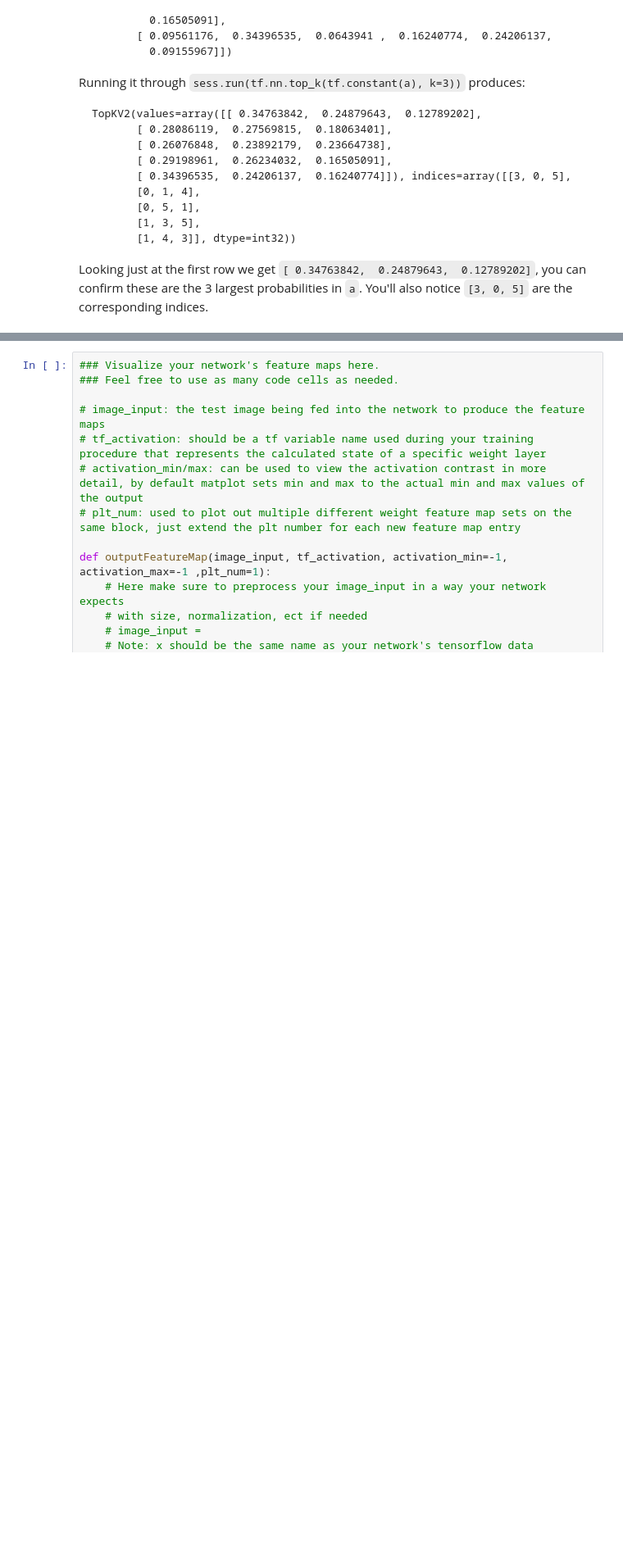
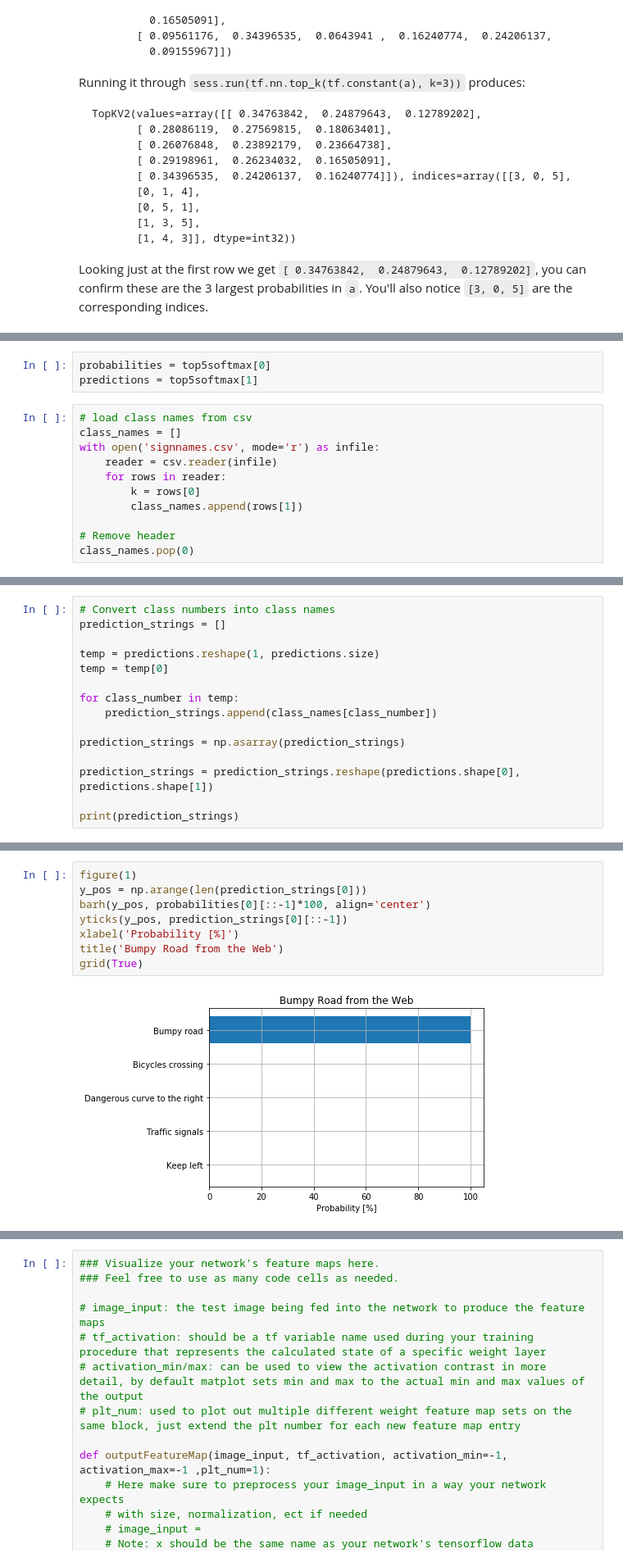
Before and after one commit to jaxanc/CarND-Traffic-Sign-Classifier-Project, a Jupyter notebook: Traffic_Sign_Classifier.ipynb, the cells around one changed output, grey strips where cells are left out. Shown at 82% size. Drawn from its saved outputs; the diff is of its cells as text; blank space fills up the shorter version.

```diff
--- a/Traffic_Sign_Classifier.ipynb
+++ b/Traffic_Sign_Classifier.ipynb
@@ -562,0 +585,14 @@ TopKV2(values=array([[  1.00000000e+00,   4.00879538e-11,   2.23628373e-11,
+# %%
+probabilities = top5softmax[0]
+predictions = top5softmax[1]
+# %%
+# load class names from csv
+class_names = []
+with open('signnames.csv', mode='r') as infile:
+    reader = csv.reader(infile)
+    for rows in reader:
+        k = rows[0]
+        class_names.append(rows[1])
+
+# Remove header
+class_names.pop(0)
@@ -562,0 +601,15 @@ TopKV2(values=array([[  1.00000000e+00,   4.00879538e-11,   2.23628373e-11,
+# %%
+# Convert class numbers into class names
+prediction_strings = []
+
+temp = predictions.reshape(1, predictions.size)
+temp = temp[0]
+
+for class_number in temp:
+    prediction_strings.append(class_names[class_number])
+
+prediction_strings = np.asarray(prediction_strings)
+
+prediction_strings = prediction_strings.reshape(predictions.shape[0], predictions.shape[1])
+
+print(prediction_strings)
@@ -562,0 +626,10 @@ TopKV2(values=array([[  1.00000000e+00,   4.00879538e-11,   2.23628373e-11,
+# %%
+figure(1)
+y_pos = np.arange(len(prediction_strings[0]))
+barh(y_pos, probabilities[0][::-1]*100, align='center')
+yticks(y_pos, prediction_strings[0][::-1])
+xlabel('Probability [%]')
+title('Bumpy Road from the Web')
+grid(True)
+# %% [output]
+[figure, added]
```
Also changed, not shown: parts of 22 cells of this notebook, 13 other files.
